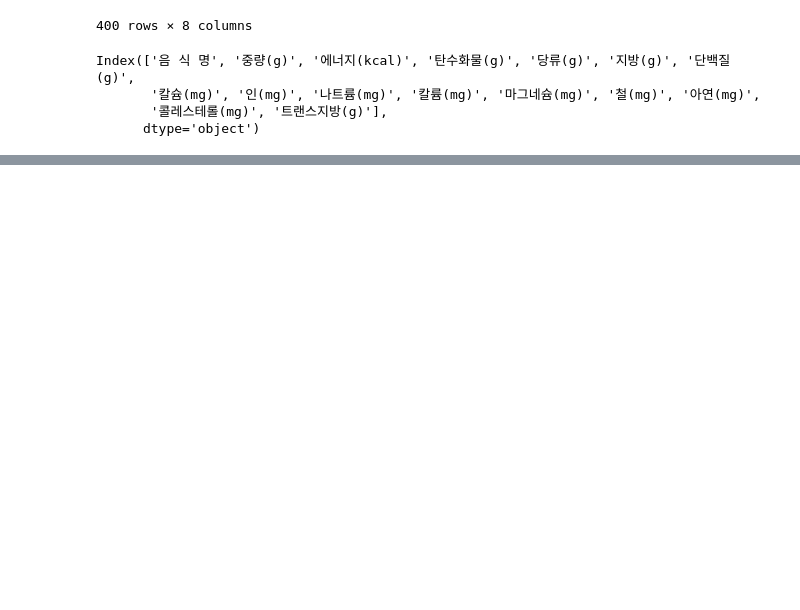
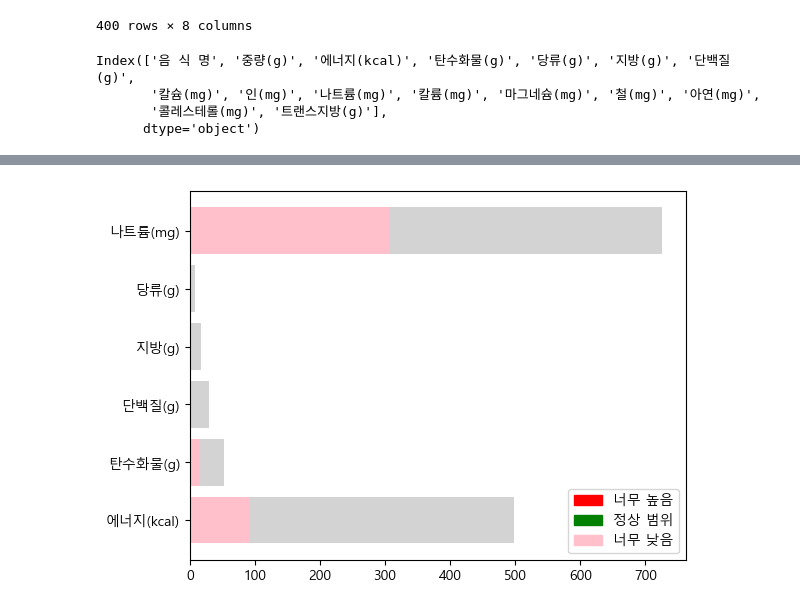
Before and after one commit to seorin0727/enterproject, a Jupyter notebook: 칼로리데이터셋/test.ipynb, the cells around one changed output, grey strips where cells are left out. Saved outputs shown, nothing was run; the diff lists cells and outputs as text; code cells hidden in the pictures; blank space fills up the shorter version.

```diff
--- a/칼로리데이터셋/test.ipynb
+++ b/칼로리데이터셋/test.ipynb
@@ -70,0 +87,20 @@ dtype: object
+# %%
+image_names = ['라면','김치찌개'] #머신러닝 한 후 이름을 받아서 데이터 넣기
+
+# 결과를 저장할 빈 시리즈 생성
+result1 = pd.Series(dtype=float)
+
+# 이미지 이름 값에 대한 데이터 추출 및 결과 계산
+for image_name in image_names:
+    # 이미지 이름 값을 사용하여 데이터 추출
+    image_data = nut.loc[nut['음 식 명'] == image_name]
+
+    # 추출한 데이터의 합계 계산 (중량(g) 제외)
+    image_result1 = image_data.sum()
+    image_result1.drop(['음 식 명', '중량(g)'], inplace=True)
+
+    # 결과를 누적하기 위해 시리즈에 추가
+    result1 = result1.add(image_result1, fill_value=0)
+
+# 결과 출력
+print(result1)
@@ -94,0 +177,36 @@ plt.show()
+# %%
+import pandas as pd
+import matplotlib.pyplot as plt
+
+# 기준값 (result)
+df_base = pd.DataFrame({'Category': result.index,
+                        'Value': result.values})
+
+# 입력값 (result1)
+df_input = pd.DataFrame({'Category': result1.index,
+                         'Value': result1.values})
+
+# 색상 설정
+colors = []
+for value_base, value_input in zip(df_base['Value'], df_input['Value']):
+    if value_input > value_base:
+        colors.append('red')
+    elif value_input < value_base - 10:
+        colors.append('pink')
+    else:
+        colors.append('green')
+
+# 차트 그리기
+plt.barh(df_base['Category'], df_base['Value'], color='lightgray')
+plt.barh(df_input['Category'], df_input['Value'], color=colors)
+
+# 범례 설정
+legend_colors = ['red', 'green', 'pink']
+legend_labels = ['너무 높음', '정상 범위', '너무 낮음']
+plt.legend(handles=[plt.Rectangle((0, 0), 1, 1, color=color) for color in legend_colors],
+           labels=legend_labels)
+
+# 그래프 출력
+plt.show()
+# %% [output]
+[figure, added]
```
Also changed, not shown: parts of 22 cells of this notebook, 4 other files.
